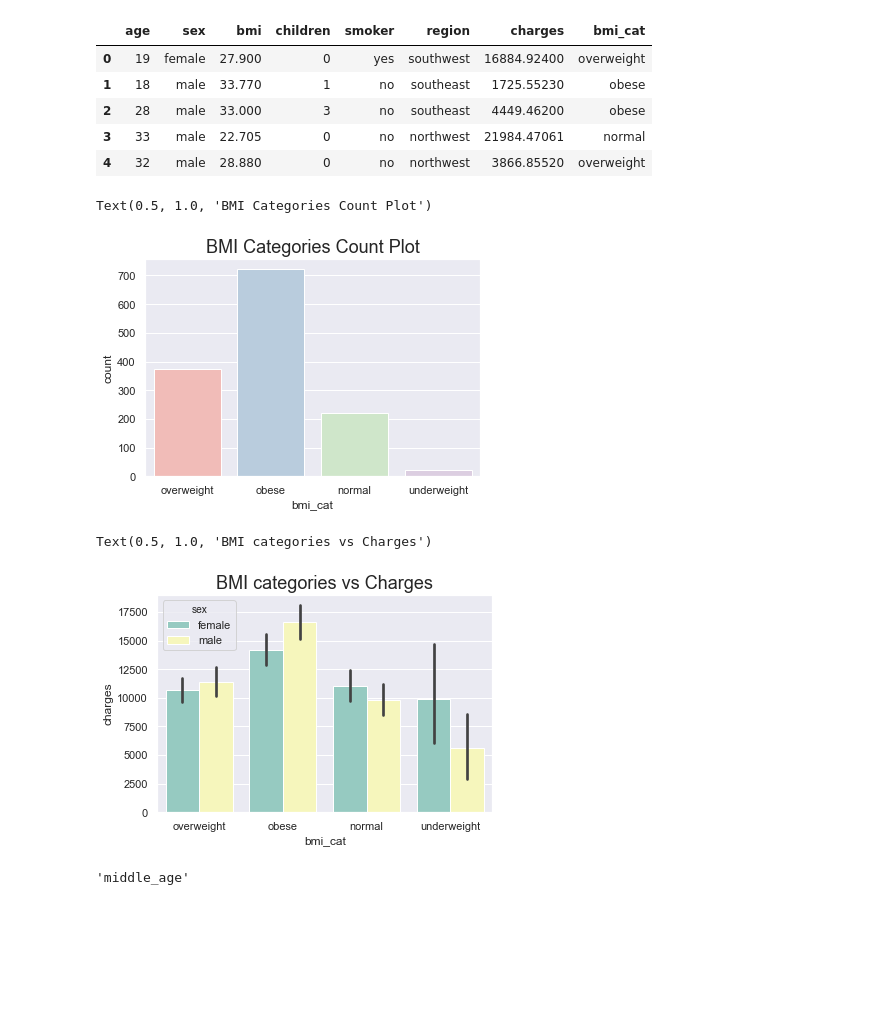
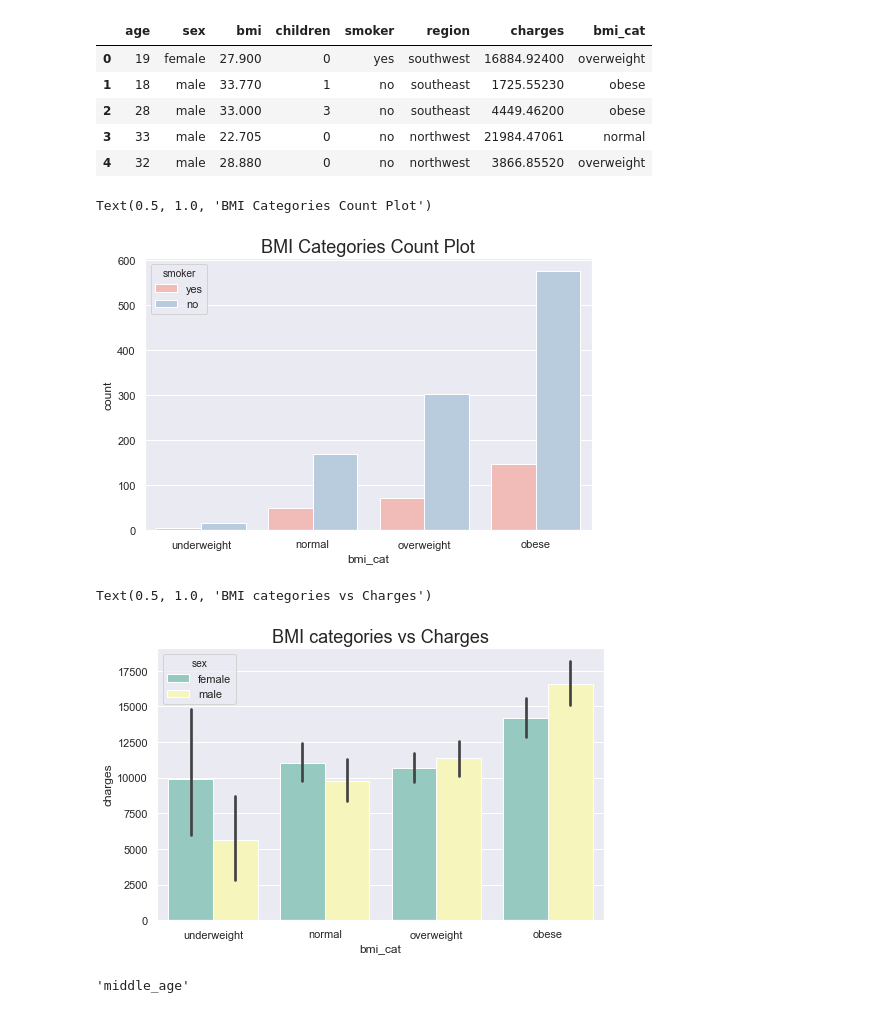
Before and after one commit to akim3245/Medical_Cost_Forecasting, a Jupyter notebook: MedicalCost_Dev_eda.ipynb, the cells around one changed output. Saved outputs shown, nothing was run; the diff lists cells and outputs as text; code cells hidden in the pictures; blank space fills up the shorter version.

```diff
--- a/MedicalCost_Dev_eda.ipynb
+++ b/MedicalCost_Dev_eda.ipynb
@@ -280,18 +280,20 @@ df.head()
 | 4 | 32 | male | 28.880 | 0 | no | northwest | 3866.85520 | overweight |
 # %%
 #value count of bmi_cat
-sns.countplot('bmi_cat',data=df,palette="Pastel1")
+plt.figure(figsize=(8,5))
+sns.countplot('bmi_cat',data=df,palette="Pastel1",hue="smoker",order=["underweight","normal","overweight","obese"])
 plt.title("BMI Categories Count Plot",fontsize=18)
 # %% [output]
 Text(0.5, 1.0, 'BMI Categories Count Plot')
-[figure, old version]
+[figure, new version]
 # %%
 #plot bmi_cat vs charges
-sns.barplot('bmi_cat','charges',hue='sex',data=df,palette="Set3")
+plt.figure(figsize=(8,5))
+sns.barplot('bmi_cat','charges',hue='sex',data=df,palette="Set3",order=["underweight","normal","overweight","obese"])
 plt.title('BMI categories vs Charges',fontsize=18)
 # %% [output]
 Text(0.5, 1.0, 'BMI categories vs Charges')
-[figure, old version]
+[figure, new version]
 # %%
 #create function to categorize age groups
 
```
Also changed, not shown: parts of 4 cells of this notebook.
